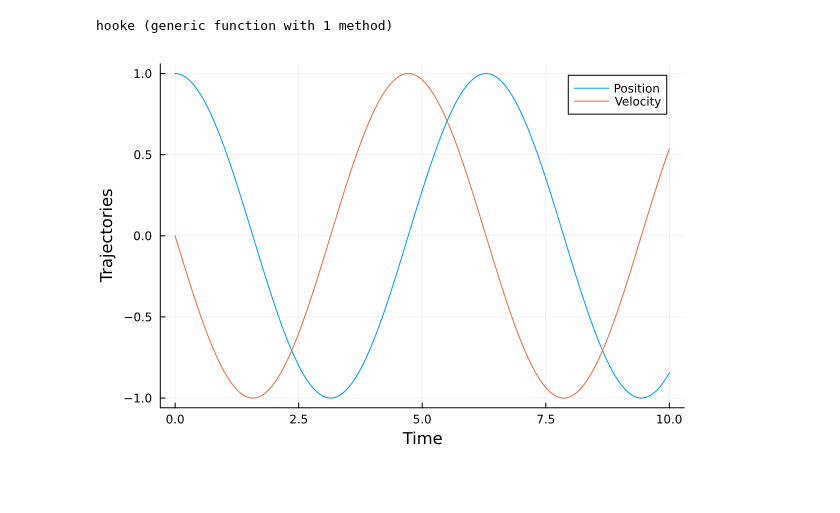
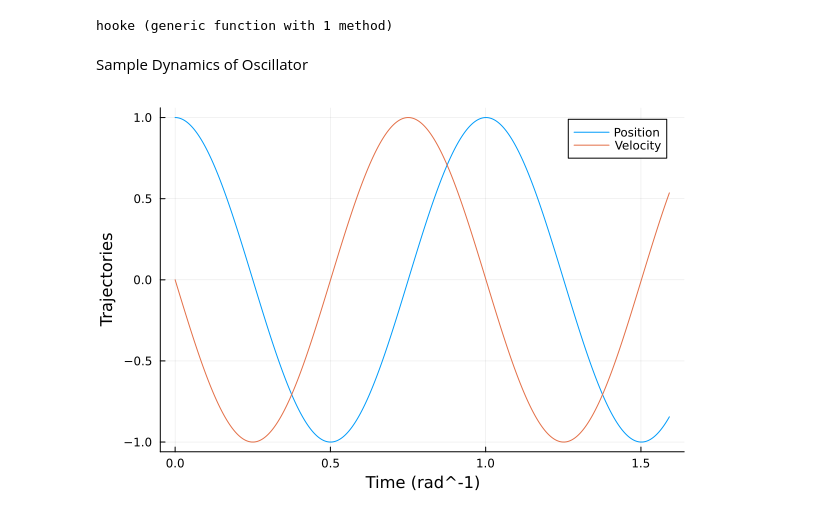
Before and after one commit to Treucyan/spinning-compass, a Jupyter notebook: RK4.ipynb, the cells around one changed output. Cells and saved outputs as stored; diff of their text form; code cells hidden in the pictures; blank space fills up the shorter version.

```diff
--- a/RK4.ipynb
+++ b/RK4.ipynb
@@ -83,28 +87,30 @@ function hooke(r, t, k)
 end
 # %% [output]
 hooke (generic function with 1 method)
+# %% [markdown]
+Sample Dynamics of Oscillator
 # %%
 # Simulation parameters
 t_initial, t_final = 0.0, 10.0
 Nsteps = 1000
 time_param = (t_initial, t_final, Nsteps)
 
 # Initial conditions
 x0, v0 = 1.0, 0.0
 r = [x0, v0]
 
 # Function parameters
 k = 1.0
 f(r, t) = hooke(r, t, k)
 
 (tpoints, xpoints, vpoints) = Spin_compass.RK4(f, time_param, r);
 
 
 
-plot(tpoints, xpoints, label="Position")
-plot!(tpoints, vpoints, label="Velocity")
+plot(tpoints.*(1 / (2*π)) , xpoints, label="Position")
+plot!(tpoints.*(1 / (2*π)), vpoints, label="Velocity")
 
-xlabel!("Time")
+xlabel!("Time (rad^-1)")
 ylabel!("Trajectories")
 # %% [output]
-[figure, old version]
+[figure, new version]
```
Also changed, not shown: parts of 6 cells of this notebook.
